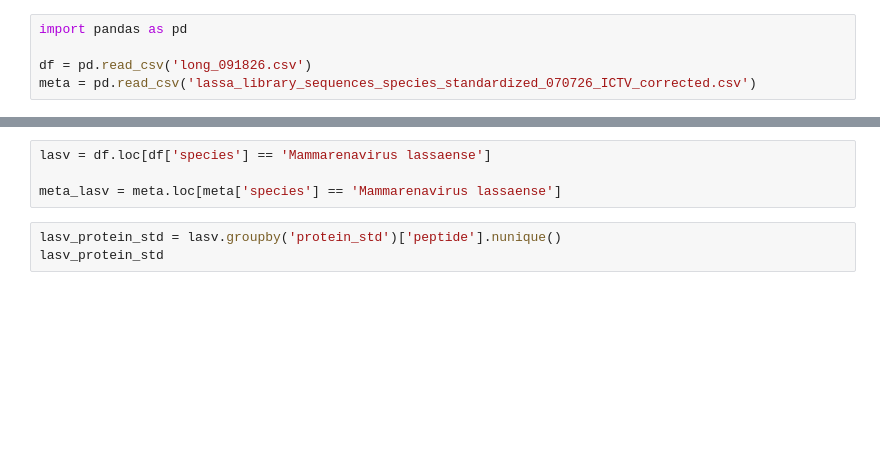
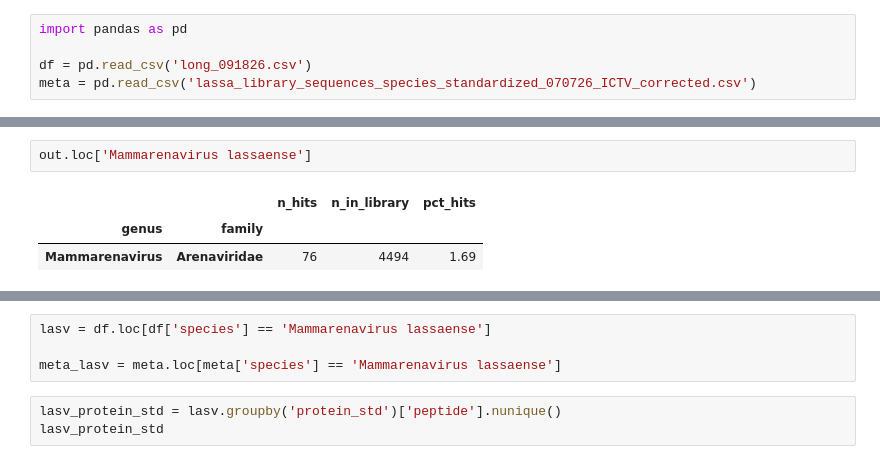
Before and after one commit to sporak577/lasv_phipseq_2026, a Jupyter notebook: normalizing_reactive_peps_to_total_peps.ipynb, the cells around one changed output, grey strips where cells are left out. Cells and saved outputs as stored; diff of their text form; blank space fills up the shorter version.

```diff
--- a/normalizing_reactive_peps_to_total_peps.ipynb
+++ b/normalizing_reactive_peps_to_total_peps.ipynb
@@ -21,0 +29,6 @@ meta
+# %%
+out.loc['Mammarenavirus lassaense']
+# %% [output]
+|  |  | n_hits | n_in_library | pct_hits |
+| genus | family |  |  |  |
+| Mammarenavirus | Arenaviridae | 76 | 4494 | 1.69 |
```
Also changed, not shown: parts of 8 cells of this notebook, 3 other files.
